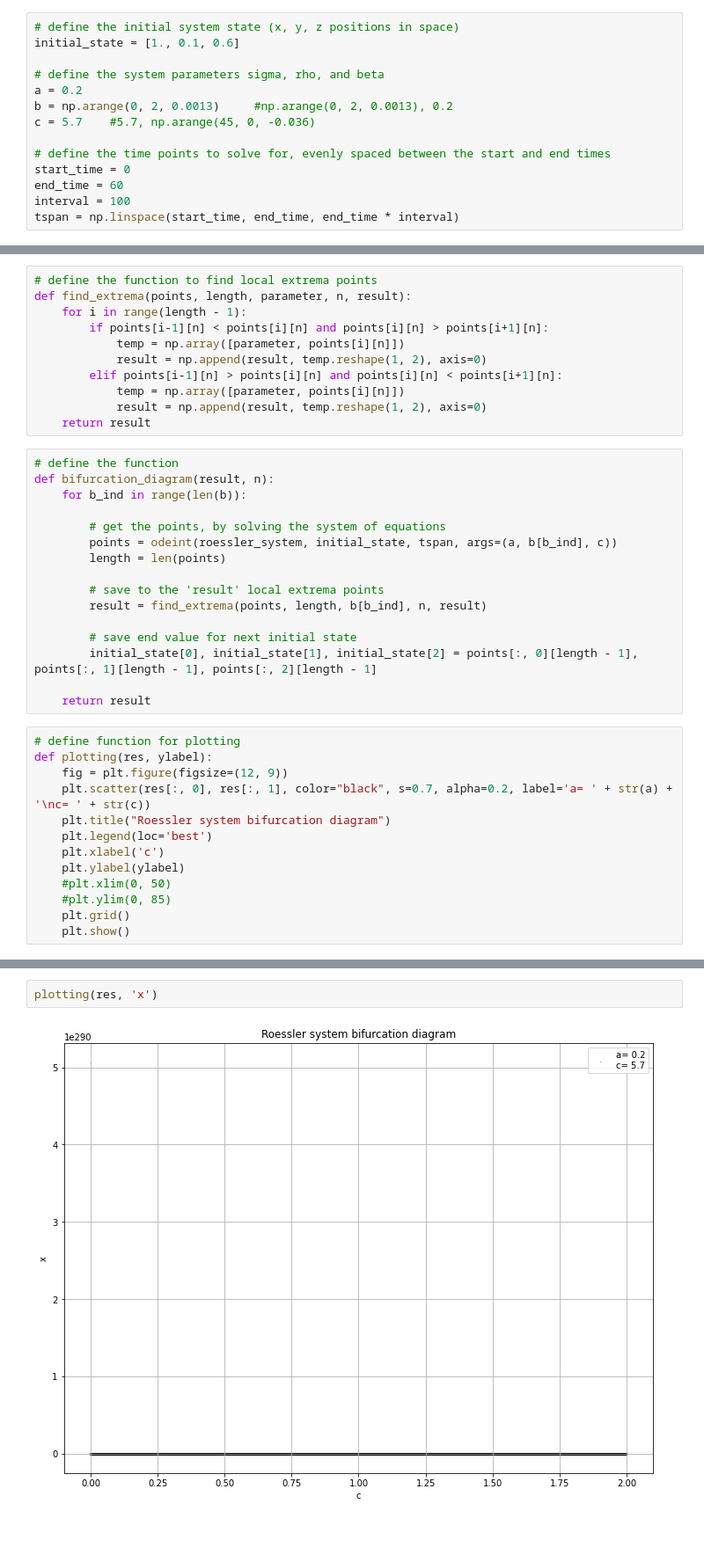
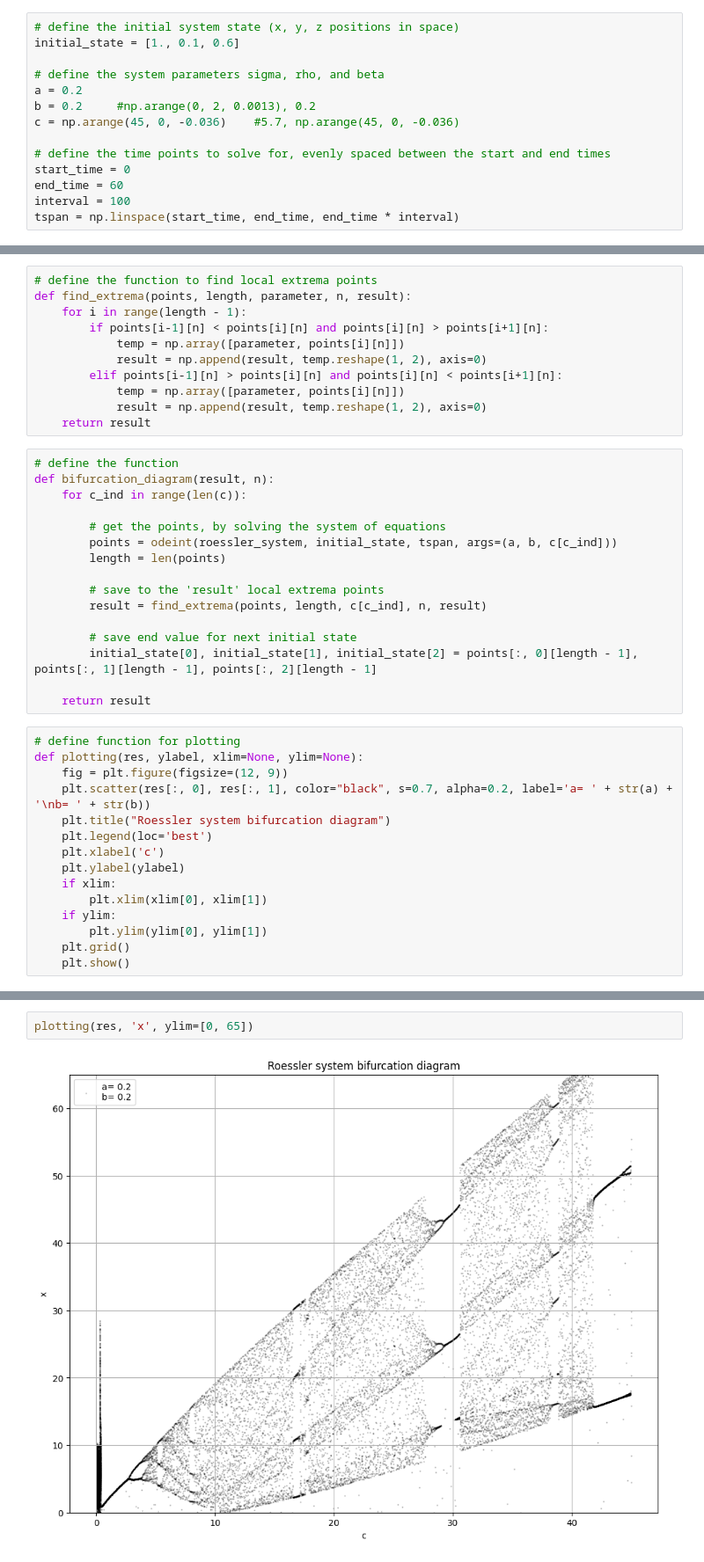
Before and after one commit to fosjr/Synergetics, a Jupyter notebook: Roessler/BifurcationDiagram_Roessler.ipynb, the cells around one changed output, grey strips where cells are left out. Shown at 88% size. Cells and saved outputs as stored; diff of their text form; blank space fills up the shorter version.

```diff
--- a/Roessler/BifurcationDiagram_Roessler.ipynb
+++ b/Roessler/BifurcationDiagram_Roessler.ipynb
@@ -8,8 +8,8 @@ initial_state = [1., 0.1, 0.6]
 
 # define the system parameters sigma, rho, and beta
 a = 0.2
-b = np.arange(0, 2, 0.0013)     #np.arange(0, 2, 0.0013), 0.2
-c = 5.7    #5.7, np.arange(45, 0, -0.036)
+b = 0.2     #np.arange(0, 2, 0.0013), 0.2
+c = np.arange(45, 0, -0.036)    #5.7, np.arange(45, 0, -0.036)
 
 # define the time points to solve for, evenly spaced between the start and end times
 start_time = 0
@@ -39,14 +39,14 @@ def find_extrema(points, length, parameter, n, result):
 # %%
 # define the function
 def bifurcation_diagram(result, n):
-    for b_ind in range(len(b)):
+    for c_ind in range(len(c)):
 
         # get the points, by solving the system of equations
-        points = odeint(roessler_system, initial_state, tspan, args=(a, b[b_ind], c))
+        points = odeint(roessler_system, initial_state, tspan, args=(a, b, c[c_ind]))
         length = len(points)
 
         # save to the 'result' local extrema points
-        result = find_extrema(points, length, b[b_ind], n, result)
+        result = find_extrema(points, length, c[c_ind], n, result)
 
         # save end value for next initial state
         initial_state[0], initial_state[1], initial_state[2] = points[:, 0][length - 1], points[:, 1][length - 1], points[:, 2][length - 1]
@@ -54,15 +54,17 @@ def bifurcation_diagram(result, n):
     return result
 # %%
 # define function for plotting
-def plotting(res, ylabel):
+def plotting(res, ylabel, xlim=None, ylim=None):
     fig = plt.figure(figsize=(12, 9))
-    plt.scatter(res[:, 0], res[:, 1], color="black", s=0.7, alpha=0.2, label='a= ' + str(a) + '\nc= ' + str(c))
+    plt.scatter(res[:, 0], res[:, 1], color="black", s=0.7, alpha=0.2, label='a= ' + str(a) + '\nb= ' + str(b))
     plt.title("Roessler system bifurcation diagram")
     plt.legend(loc='best')
     plt.xlabel('c')
     plt.ylabel(ylabel)
-    #plt.xlim(0, 50)
-    #plt.ylim(0, 85)
+    if xlim:
+        plt.xlim(xlim[0], xlim[1])
+    if ylim:
+        plt.ylim(ylim[0], ylim[1])
     plt.grid()
     plt.show()
 # %%
@@ -77,7 +79,7 @@ plotting(res, 'x')
 # %%
-plotting(res, 'x')
+plotting(res, 'x', ylim=[0, 65])
 # %% [output]
-[figure, old version]
+[figure, new version]
 # %%
 res = np.array([[0, 0]])
 res = bifurcation_diagram(res, 1)
```
Also changed, not shown: parts of 7 cells of this notebook.
